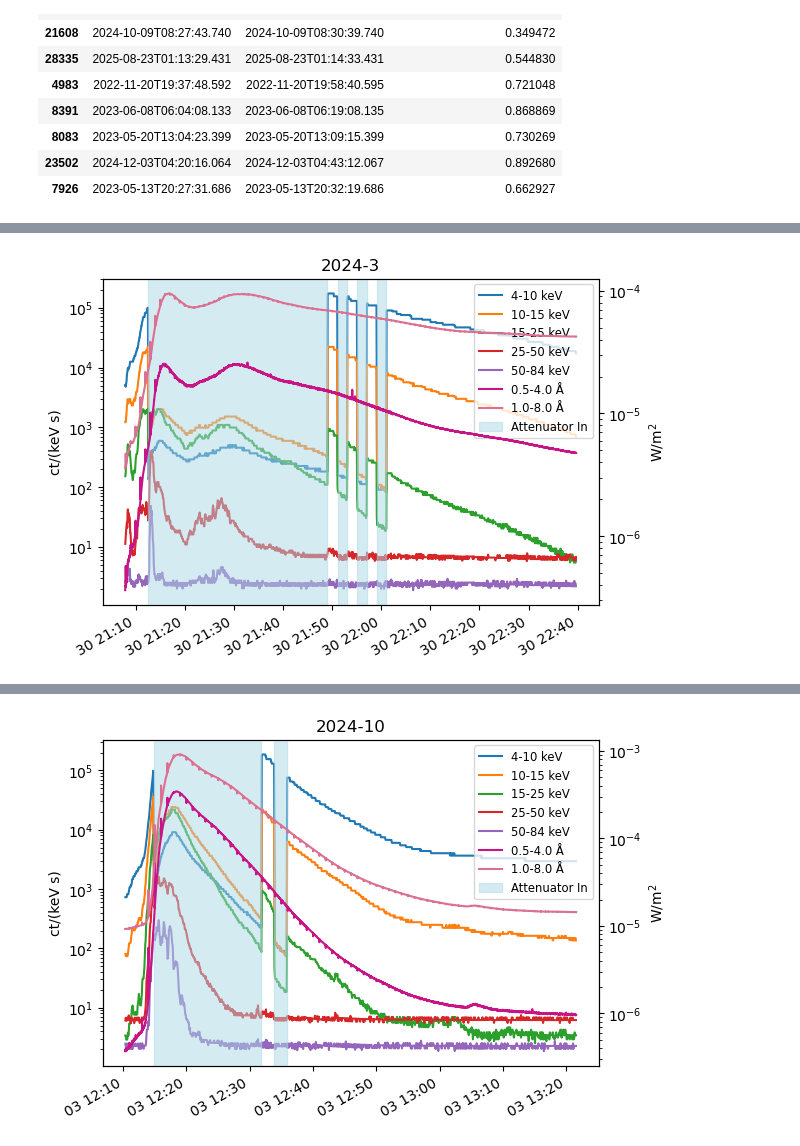
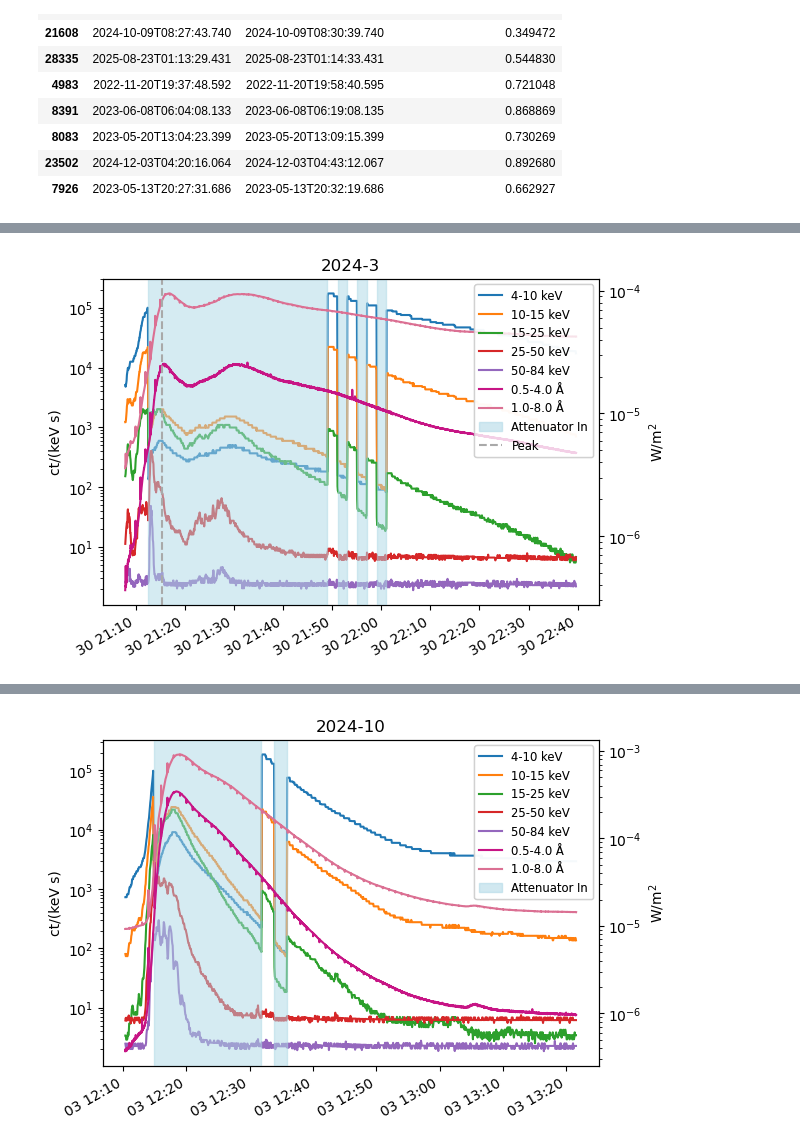
Before and after one commit to dearbhailom/solar-orbiter-flare-statistics, a Jupyter notebook: notebooks/Plot flare function.ipynb, the cells around one changed output, grey strips where cells are left out. Cells and saved outputs as stored; diff of their text form; code cells hidden in the pictures.

```diff
--- a/notebooks/Plot flare function.ipynb
+++ b/notebooks/Plot flare function.ipynb
@@ -199,9 +202,9 @@ plt.savefig("C:/Users/derva/OneDrive/Documents/DIAS/solar-orbiter-flare-statisti
 # %%
 #attenuator comes in and out a lot
-plot_flare('2024-03-30T21:02:09.448','2024-03-30T22:33:57.458')
+plot_flare('2024-03-30T21:02:09.448','2024-03-30T22:33:57.458', '2024-03-30 21:09:41.449')
 plt.savefig("C:/Users/derva/OneDrive/Documents/DIAS/solar-orbiter-flare-statistics/figures/plot_flare_function_wacky_attenuator.png")
 # %% [output]
-[figure, old version]
+[figure, new version]
 # %%
 plot_flare('2022-03-30T17:18:15.999','2022-03-30T18:46:12.008')
 # %% [output]
```
Also changed, not shown: parts of 8 cells of this notebook, 22 other files.
